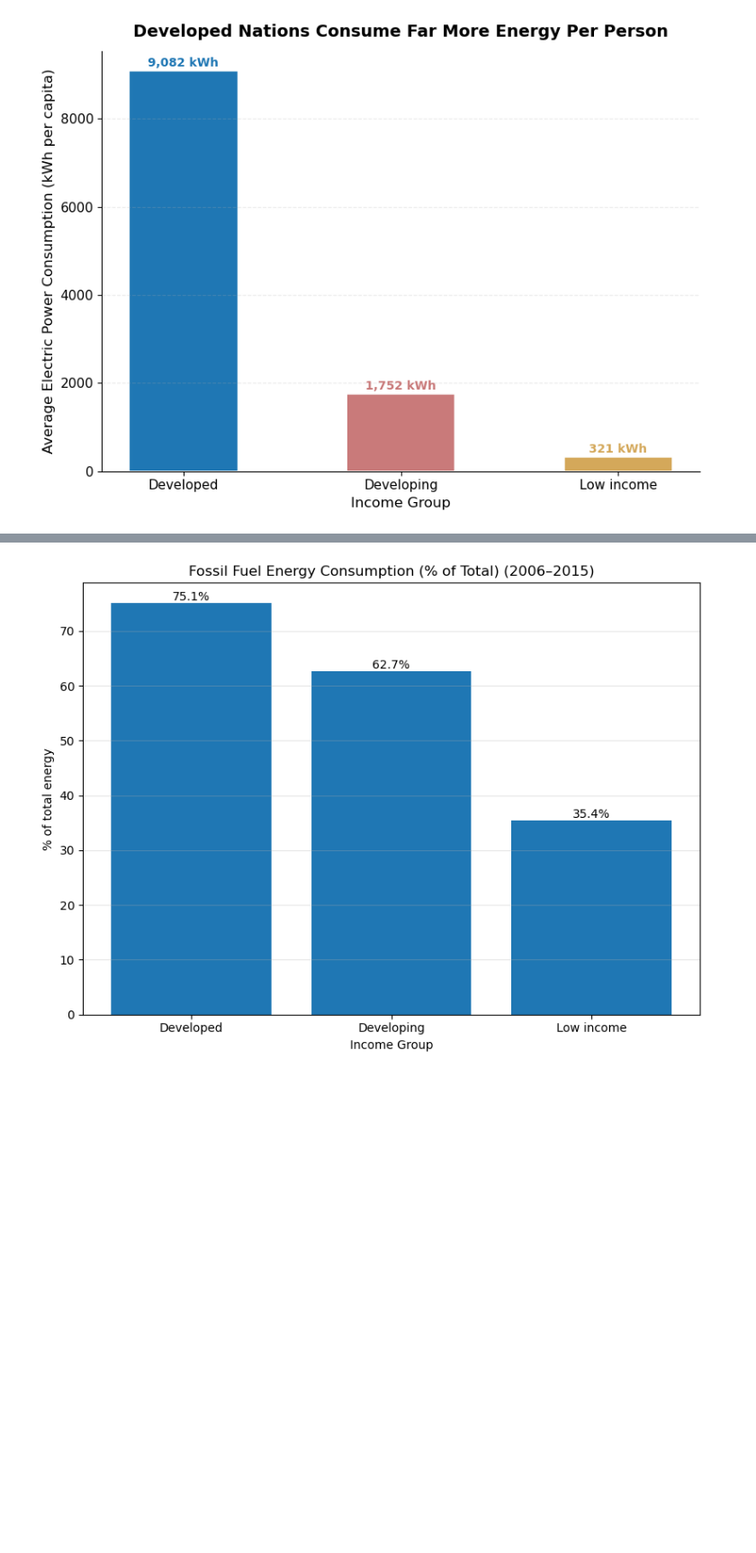
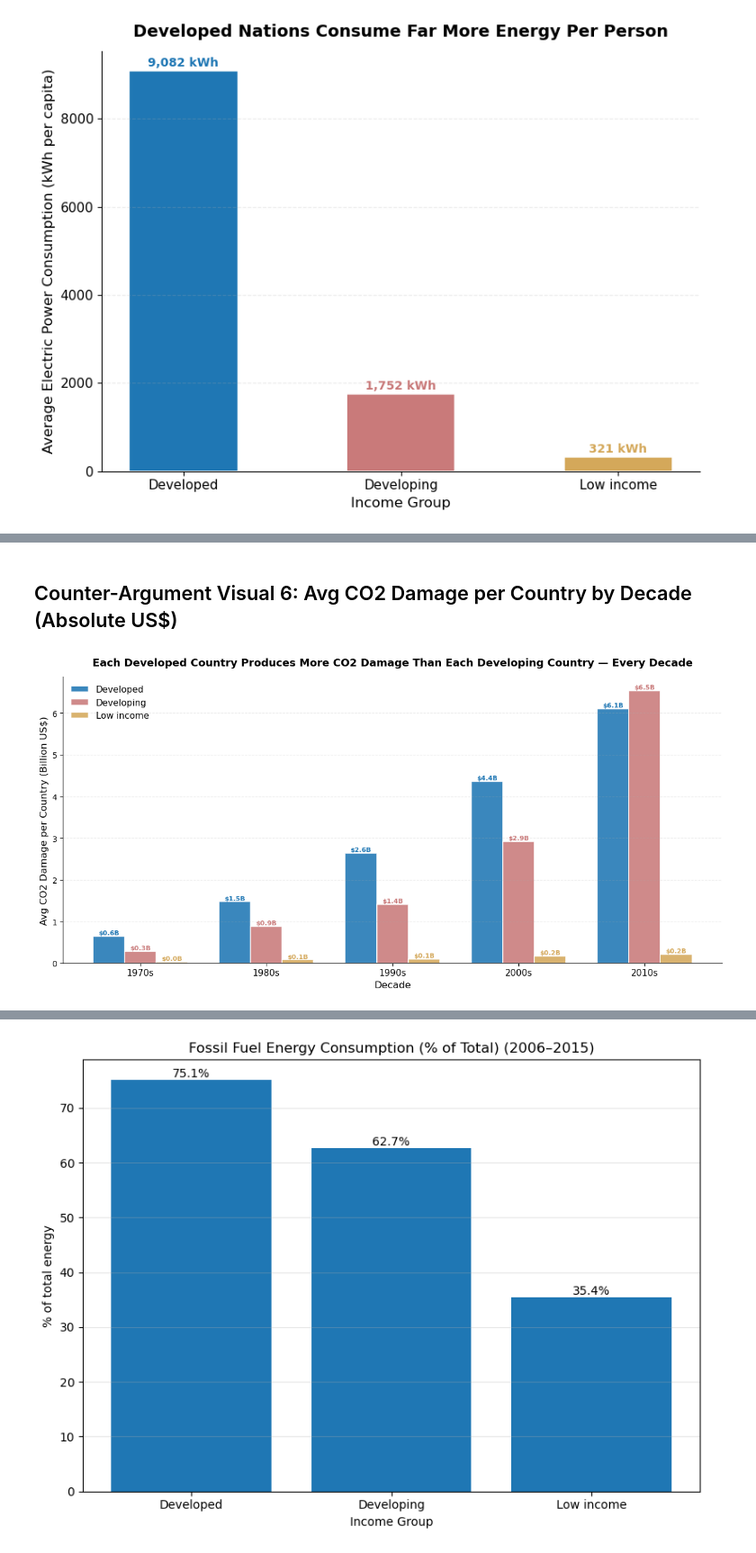
Before and after one commit to matthewviray/dsc106-proj2, a Jupyter notebook: project_2_outline.ipynb, the cells around one changed output, grey strips where cells are left out. Shown at 90% size. Drawn from its saved outputs; the diff is of its cells as text; code cells hidden in the pictures; blank space fills up the shorter version.

```diff
--- a/project_2_outline.ipynb
+++ b/project_2_outline.ipynb
@@ -491,0 +767,73 @@ plt.show()
+# %% [markdown]
+## Counter-Argument Visual 6: Avg CO2 Damage per Country by Decade (Absolute US$)
+# %%
+import pandas as pd
+import matplotlib.pyplot as plt
+import numpy as np
+
+meta_subset = meta_df[['Country Code', 'IncomeGroup']].copy()
+merged_all = env_df.merge(meta_subset, on='Country Code', how='left')
+
+def classify_income(group):
+    if pd.isna(group):
+        return None
+    if group == 'High income':
+        return 'Developed'
+    elif group in ['Upper middle income', 'Lower middle income']:
+        return 'Developing'
+    elif group == 'Low income':
+        return 'Low income'
+    else:
+        return None
+
+merged_all['DevelopmentStatus'] = merged_all['IncomeGroup'].apply(classify_income)
+abs_col = 'average_value_Adjusted savings: carbon dioxide damage (current US$)'
+
+df_c = merged_all[['Year', 'DevelopmentStatus', abs_col]].copy()
+df_c['Year'] = pd.to_numeric(df_c['Year'], errors='coerce')
+df_c[abs_col] = pd.to_numeric(df_c[abs_col], errors='coerce')
+df_c = df_c.dropna(subset=['Year', 'DevelopmentStatus', abs_col])
+df_c['Year'] = df_c['Year'].astype(int)
+df_c = df_c[df_c['Year'] >= 1970]
+
+# Bin into decades, then compute mean CO2 damage per country within each group+decade
+df_c['Decade'] = (df_c['Year'] // 10 * 10).astype(str) + 's'
+decade_avg = df_c.groupby(['Decade', 'DevelopmentStatus'])[abs_col].mean().reset_index()
+decade_avg['co2_B'] = decade_avg[abs_col] / 1e9
+decade_pivot = decade_avg.pivot(index='Decade', columns='DevelopmentStatus', values='co2_B')
+
+groups  = ['Developed', 'Developing', 'Low income']
+decades = decade_pivot.index.tolist()
+x       = np.arange(len(decades))
+width   = 0.25
+colors  = {'Developed': '#1f77b4', 'Developing': '#c97a7a', 'Low income': '#d4a85a'}
+
+fig, ax = plt.subplots(figsize=(12, 6))
+fig.patch.set_facecolor('white')
+ax.set_facecolor('white')
+
+for i, group in enumerate(groups):
+    if group in decade_pivot.columns:
+        vals = decade_pivot[group].values
+        bars = ax.bar(x + i * width, vals, width, label=group,
+                      color=colors[group], alpha=0.88, edgecolor='white', linewidth=1.2)
+        for bar, val in zip(bars, vals):
+            if not np.isnan(val):
+                ax.text(bar.get_x() + bar.get_width() / 2, bar.get_height() + 0.01,
+                        f'${val:.1f}B', ha='center', va='bottom',
+                        fontsize=8, fontweight='bold', color=colors[group])
+
+ax.set_xticks(x + width)
+ax.set_xticklabels(decades, fontsize=11)
+ax.set_xlabel('Decade', fontsize=12)
+ax.set_ylabel('Avg CO2 Damage per Country (Billion US$)', fontsize=12)
+ax.set_title('Each Developed Country Produces More CO2 Damage Than Each Developing Country — Every Decade',
+             fontsize=13, fontweight='bold', pad=14)
+ax.spines[['top', 'right']].set_visible(False)
+ax.tick_params(axis='y', labelsize=10)
+ax.grid(axis='y', alpha=0.25, linestyle='--')
+ax.legend(fontsize=11, frameon=False)
+plt.tight_layout()
+plt.show()
+# %% [output]
+[figure, added]
```
Also changed, not shown: parts of 15 cells of this notebook.
